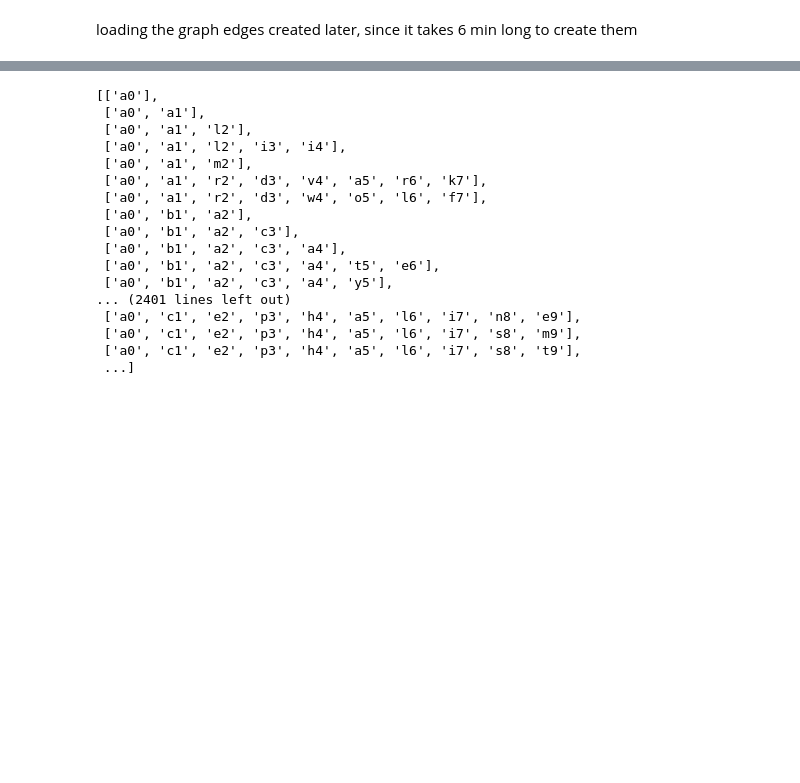
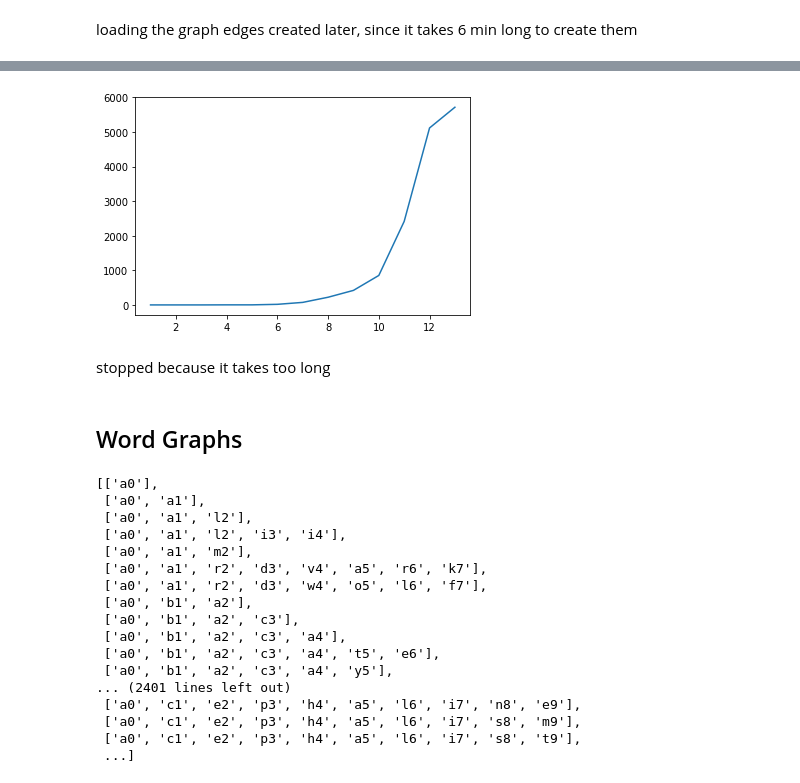
Before and after one commit to bfbarry/Computational_Linguistics, a Jupyter notebook: Lexicographic_Combinatorial_Explosion.ipynb, the cells around one changed output, grey strips where cells are left out. Saved outputs shown, nothing was run; the diff lists cells and outputs as text; code cells hidden in the pictures; blank space fills up the shorter version.

Commit message:
hamming stuff

```diff
--- a/Lexicographic_Combinatorial_Explosion.ipynb
+++ b/Lexicographic_Combinatorial_Explosion.ipynb
@@ -115,0 +137,34 @@ def hamming_distance(s1, s2) -> int:
+# %%
+def words_at_dist(corpus, word, dist):
+    """
+    Returns words at the same hamming distance as specified
+    """
+    equidist = []
+    for w in corpus:
+        try:
+            if hamming_distance(word, w) == dist:
+                equidist.append(w)
+        except ValueError:
+            continue
+    return equidist
+# %%
+def scaling_dist(corpus, word, verbose = True):
+    """
+    Returns the number of words at each hamming distance of a word, up to its length
+    """
+    if word not in corpus:
+        raise ValueError('Must use a word in the corpus.')
+
+    dists = range(len(word)+1)[1:]
+
+    sizes = [len(words_at_dist(corpus, word, i)) for i in dists]
+
+    if verbose == True:
+        plt.figure()
+        plt.plot(dists, sizes)
+
+    return sizes
+# %%
+s = scaling_dist(manywords, 'patriarchical')
+# %% [output]
+[figure, added]
@@ -115,0 +195,2 @@ def hamming_distance(s1, s2) -> int:
+# %% [markdown]
+stopped because it takes too long
@@ -116,3 +199,5 @@ def hamming_distance(s1, s2) -> int:
+# %% [markdown]
+## Word Graphs
 # %%
 def gen_word_chars(corpus, mode = 'acyclic'):
     word_chars = []
```
Also changed, not shown: parts of 5 cells of this notebook.
